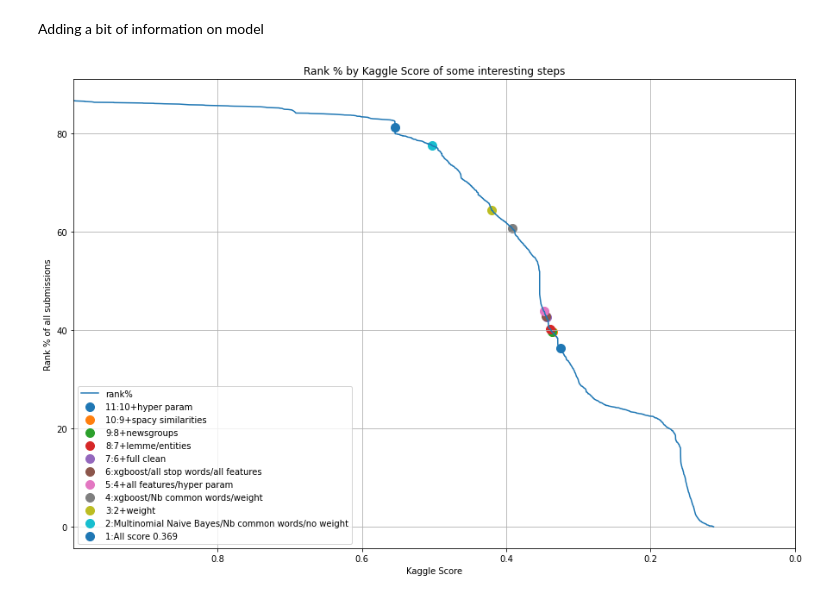
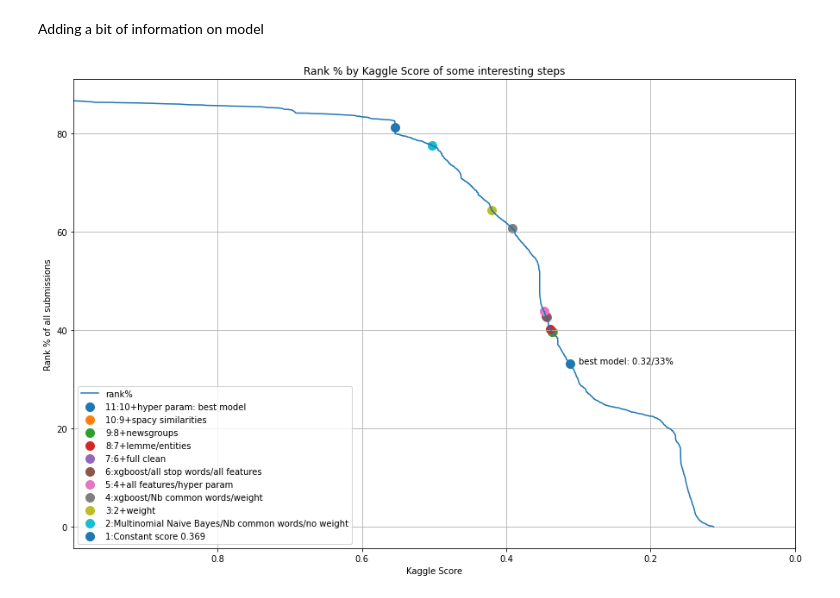
Before and after one commit to acharroux/QuoraPairs, a Jupyter notebook: BruteForce/kaggle_submissions.ipynb, the cells around one changed output. Saved outputs shown, nothing was run; the diff lists cells and outputs as text; code cells hidden in the pictures.

```diff
--- a/BruteForce/kaggle_submissions.ipynb
+++ b/BruteForce/kaggle_submissions.ipynb
@@ -179,7 +179,7 @@ plot_save('submissions_less_1')
 Adding a bit of information on model
 # %%
 interesting_models = {
-    '1:All score 0.369':0.5541,
+    '1:Constant score 0.369':0.5541,
     '2:Multinomial Naive Bayes/Nb common words/no weight': 0.5021,
     '3:2+weight': 0.4202,
     '4:xgboost/Nb common words/weight': 0.392,
@@ -189,37 +189,41 @@ interesting_models = {
     '8:7+lemme/entities':0.339,
     '9:8+newsgroups':0.337,
     '10:9+spacy similarities':0.336,
-    '11:10+hyper param':0.325
+    '11:10+hyper param: best model':0.31176
 }
 
 def place_desc(r):
     plot.scatter(r.Score,r['rank%'],s=100,label=r.description)
 
 # painfull adapt our dict to format of submissions
 models = pandas.DataFrame.from_dict(interesting_models,orient='index').reindex()
 #models = pandas.DataFrame()
 models['Score'] = models[0]
 models['rank%'] = numpy.nan
 models['rank'] = numpy.nan
 models['TeamName'] = '!'
 models['SubmissionDate'] = None
 models['description']= models.index
 
 merged_submissions_10 = merged_submissions_1.append(models)
 merged_submissions_10 = merged_submissions_10.sort_values('Score').interpolate()
 merged_submissions_10 = merged_submissions_10[merged_submissions_10['TeamName']=='!']
 
 palette = sns.color_palette()
 plot.figure(figsize=(15,10))
 plot.plot('Score','rank%',data = merged_submissions_1.sort_values('Score'))
 plot.xlim(merged_submissions_1['Score'].max(),0)
 #plot.scatter('Score','rank%',data=my_submissions_merged_1,color='red',s=10)
 merged_submissions_10.apply(place_desc,axis=1)
 plot.title('Rank % by Kaggle Score of some interesting steps')
 plot.xlabel('Kaggle Score')
 plot.ylabel('Rank % of all submissions')
+#plot.axvline(0.31176, c="g")
+#plot.axhline(33.209408, c="g",label='best model: 0.312/33%')
+plot.text(0.30,33.209408,'best model: 0.32/33%')
 plot.legend()
 plot.grid(True)
+
 plot_save('submissions_less_1_details')
 # %% [output]
-[figure, old version]
+[figure, new version]
```
Also changed, not shown: parts of 3 cells of this notebook, 18 other files.
